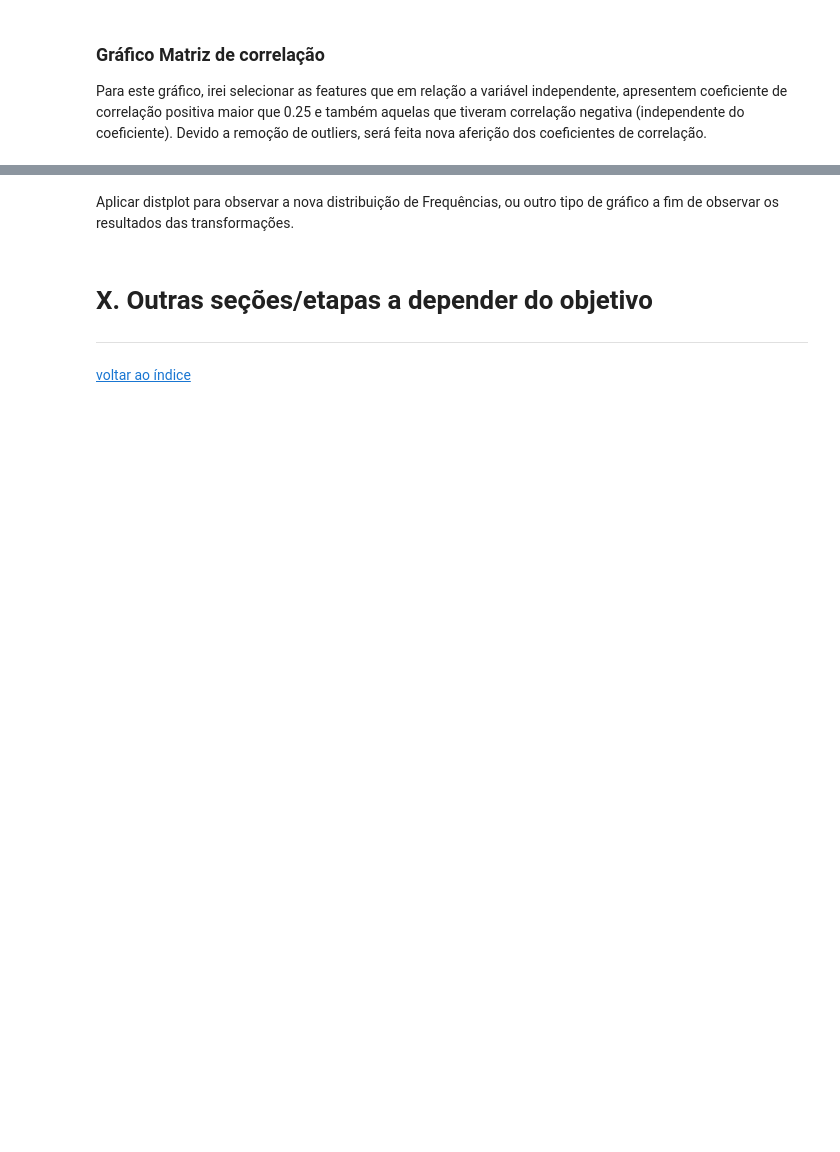
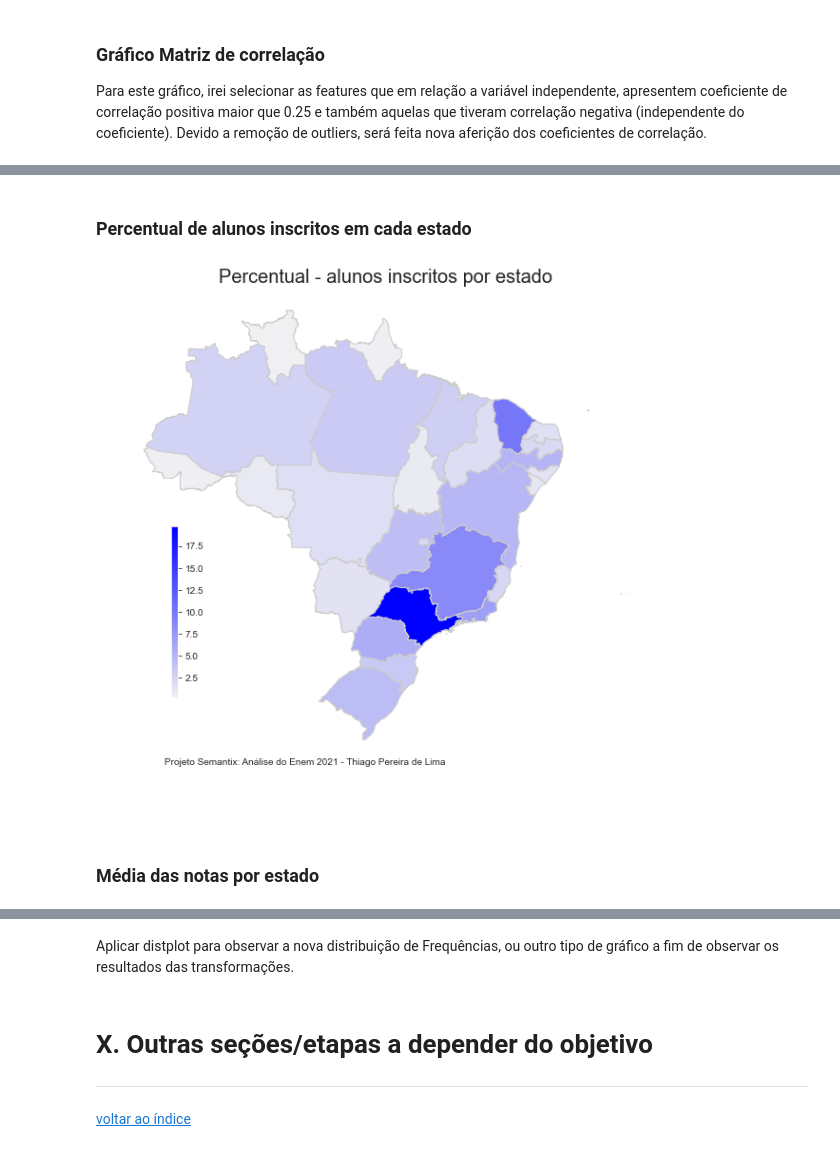
Before and after one commit to ihaveonesun/Projeto-Final-Semantix, a Jupyter notebook: projeto_final_enem.ipynb, the cells around one changed output, grey strips where cells are left out. Saved outputs shown, nothing was run; the diff lists cells and outputs as text; code cells hidden in the pictures; blank space fills up the shorter version.

```diff
--- a/projeto_final_enem.ipynb
+++ b/projeto_final_enem.ipynb
@@ -559,0 +575,15 @@ AVISO: <i>Desta etapa em diante, os passos são aplicáveis somente se for utili
+# %% [markdown]
+### Percentual de alunos inscritos em cada estado
+# %%
+coluna_base = 'UF'
+modo = 'percentual'
+
+shape_novo_df = criar_coluna_geomap(coluna_base, modo)
+coluna = modo.capitalize()
+titulo = '{} - {} por estado'.format(coluna, 'alunos inscritos')
+
+grafico_heatmap_brasil(titulo, coluna, shape_novo_df)
+# %% [output]
+[figure, added]
+# %% [markdown]
+### Média das notas por estado
```
Also changed, not shown: parts of 41 cells of this notebook.
